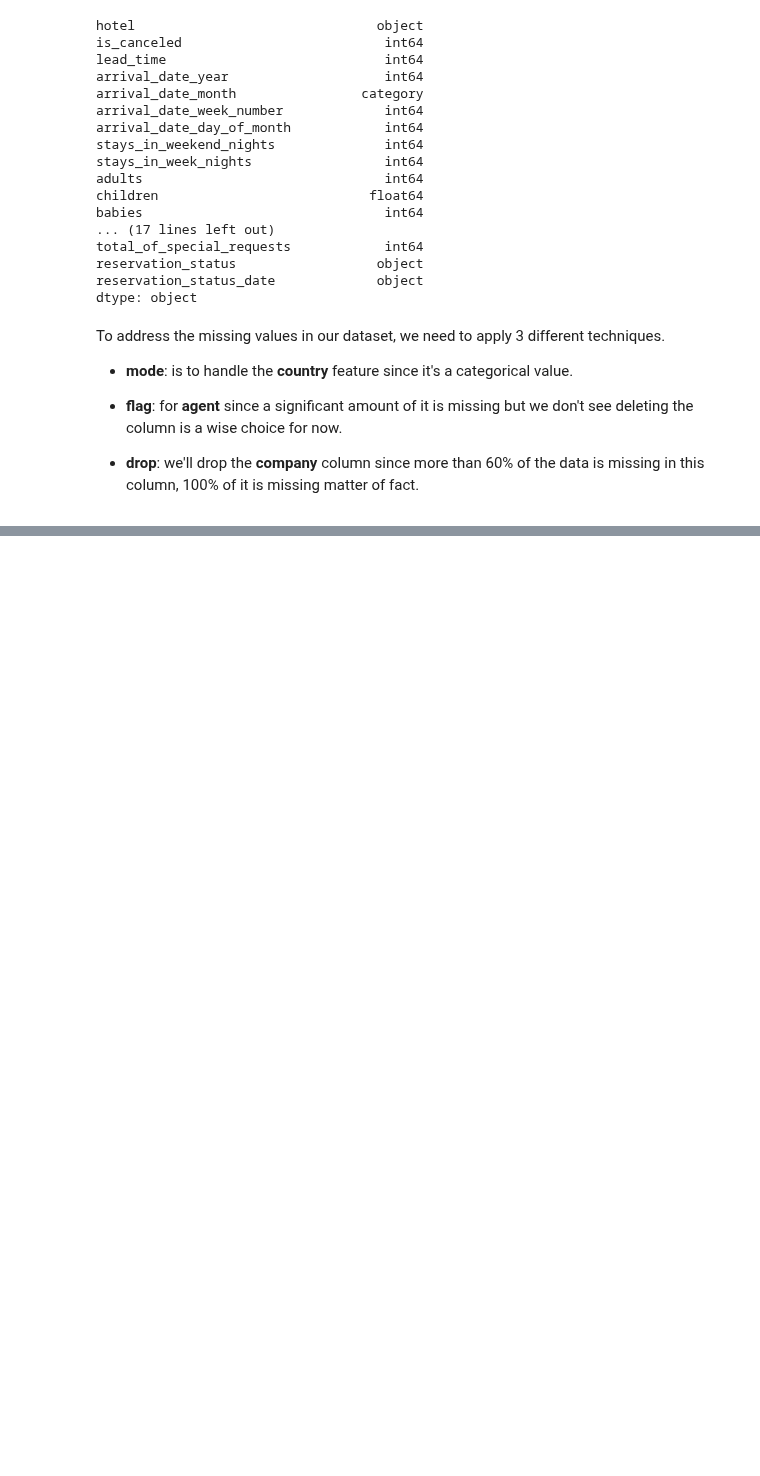
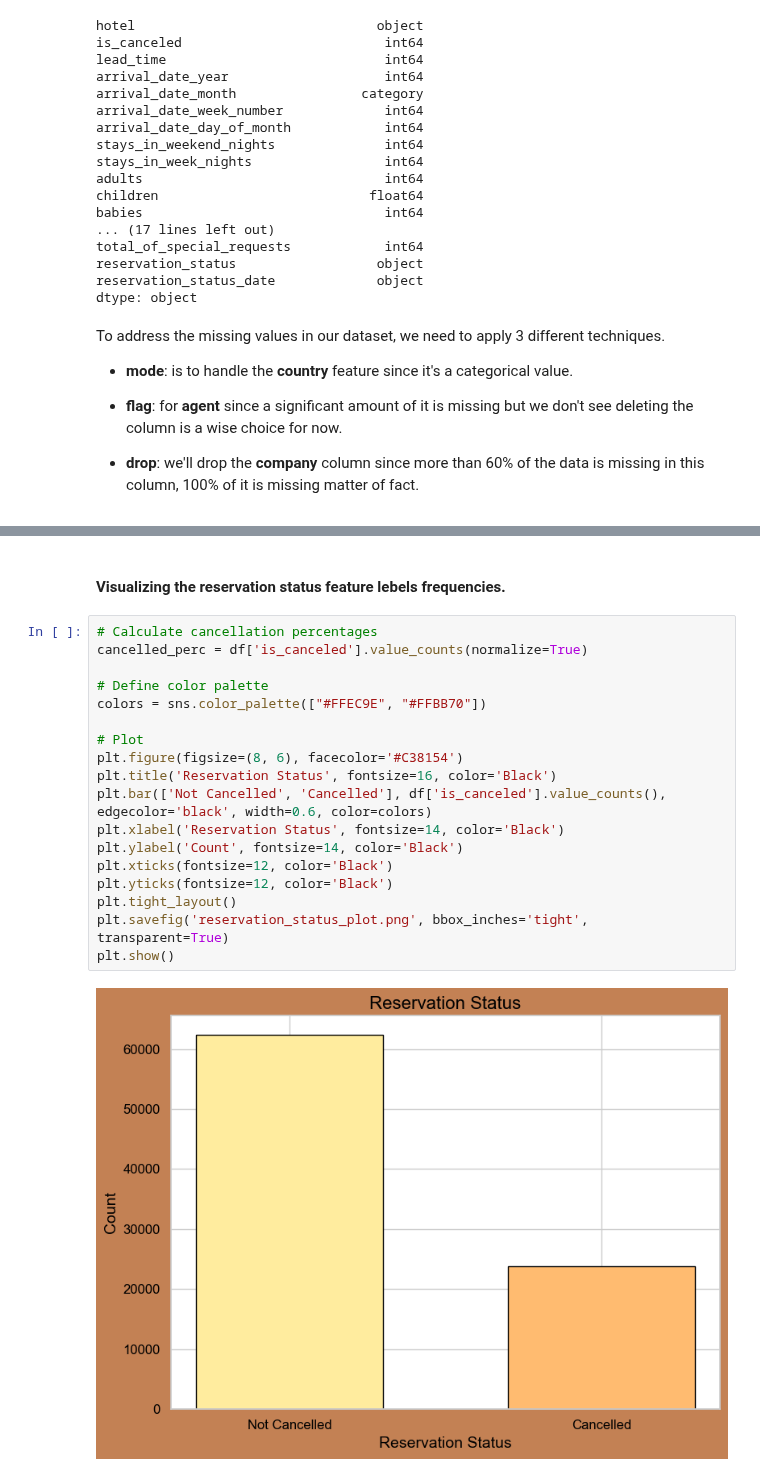
Before and after one commit to cmps460s24/mp-t9-amar-mohamed-osama-salman, a Jupyter notebook: project_new/project.ipynb, the cells around one changed output, grey strips where cells are left out. Drawn from its saved outputs; the diff is of its cells as text; blank space fills up the shorter version.

```diff
--- a/project_new/project.ipynb
+++ b/project_new/project.ipynb
@@ -676,0 +736,22 @@ print(df[['agent', 'missing_agent']].head())
+# %% [markdown]
+#### Visualizing the reservation status feature lebels frequencies.
+# %%
+# Calculate cancellation percentages
+cancelled_perc = df['is_canceled'].value_counts(normalize=True)
+
+# Define color palette
+colors = sns.color_palette(["#FFEC9E", "#FFBB70"])
+
+# Plot
+plt.figure(figsize=(8, 6), facecolor='#C38154')
+plt.title('Reservation Status', fontsize=16, color='Black')
+plt.bar(['Not Cancelled', 'Cancelled'], df['is_canceled'].value_counts(), edgecolor='black', width=0.6, color=colors)
+plt.xlabel('Reservation Status', fontsize=14, color='Black')
+plt.ylabel('Count', fontsize=14, color='Black')
+plt.xticks(fontsize=12, color='Black')
+plt.yticks(fontsize=12, color='Black')
+plt.tight_layout()
+plt.savefig('reservation_status_plot.png', bbox_inches='tight', transparent=True)
+plt.show()
+# %% [output]
+[figure, added]
```
Also changed, not shown: parts of 14 cells of this notebook.
